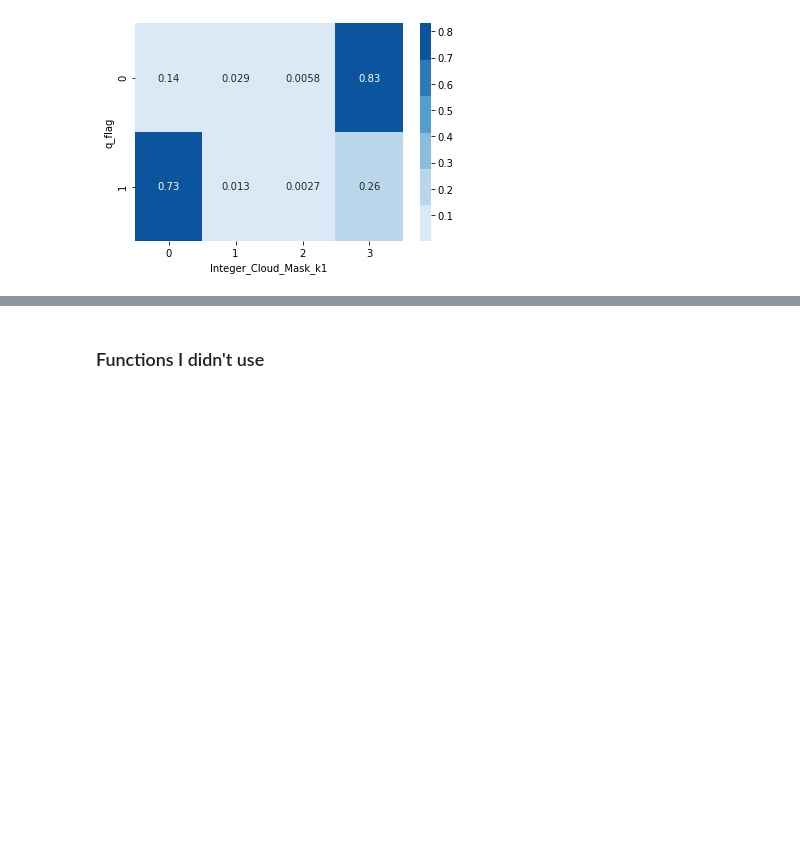
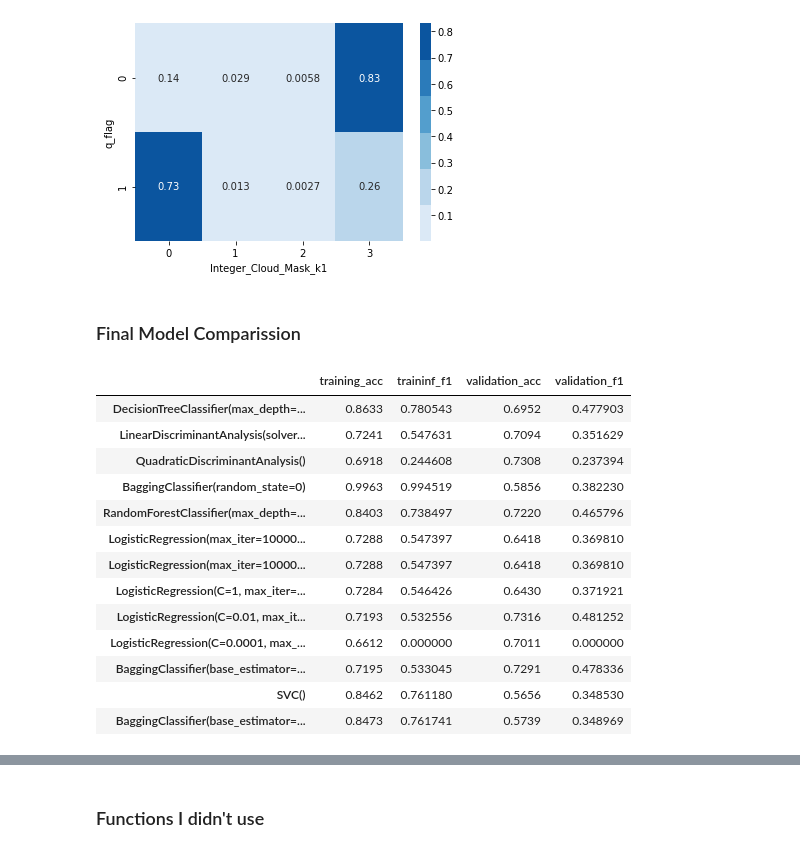
Before and after one commit to ICESAT-2HackWeek/CloudMask, a Jupyter notebook: CloudMask.ipynb, the cells around one changed output, grey strips where cells are left out. Saved outputs shown, nothing was run; the diff lists cells and outputs as text; code cells hidden in the pictures; blank space fills up the shorter version.

```diff
--- a/CloudMask.ipynb
+++ b/CloudMask.ipynb
@@ -797,3 +798,5 @@ df2 = df[ df.delta_assim < 5 ]
 ax = sns.heatmap(pd.crosstab(df2.q_flag,df2.Integer_Cloud_Mask_k1, normalize = "index"), annot=True, cmap = sns.color_palette("Blues"))
 # %% [output]
 [figure]
+# %% [markdown]
+### Final Model Comparission
@@ -799,0 +865,17 @@ ax = sns.heatmap(pd.crosstab(df2.q_flag,df2.Integer_Cloud_Mask_k1, normalize = "
+# %%
+df_summary
+# %% [output]
+|  | training_acc | traininf_f1 | validation_acc | validation_f1 |
+| DecisionTreeClassifier(max_depth=... | 0.8633 | 0.780543 | 0.6952 | 0.477903 |
+| LinearDiscriminantAnalysis(solver... | 0.7241 | 0.547631 | 0.7094 | 0.351629 |
+| QuadraticDiscriminantAnalysis() | 0.6918 | 0.244608 | 0.7308 | 0.237394 |
+| BaggingClassifier(random_state=0) | 0.9963 | 0.994519 | 0.5856 | 0.382230 |
+| RandomForestClassifier(max_depth=... | 0.8403 | 0.738497 | 0.7220 | 0.465796 |
+| LogisticRegression(max_iter=10000... | 0.7288 | 0.547397 | 0.6418 | 0.369810 |
+| LogisticRegression(max_iter=10000... | 0.7288 | 0.547397 | 0.6418 | 0.369810 |
+| LogisticRegression(C=1, max_iter=... | 0.7284 | 0.546426 | 0.6430 | 0.371921 |
+| LogisticRegression(C=0.01, max_it... | 0.7193 | 0.532556 | 0.7316 | 0.481252 |
+| LogisticRegression(C=0.0001, max_... | 0.6612 | 0.000000 | 0.7011 | 0.000000 |
+| BaggingClassifier(base_estimator=... | 0.7195 | 0.533045 | 0.7291 | 0.478336 |
+| SVC() | 0.8462 | 0.761180 | 0.5656 | 0.348530 |
+| BaggingClassifier(base_estimator=... | 0.8473 | 0.761741 | 0.5739 | 0.348969 |
```
Also changed, not shown: parts of 32 cells of this notebook, 1 other file.
